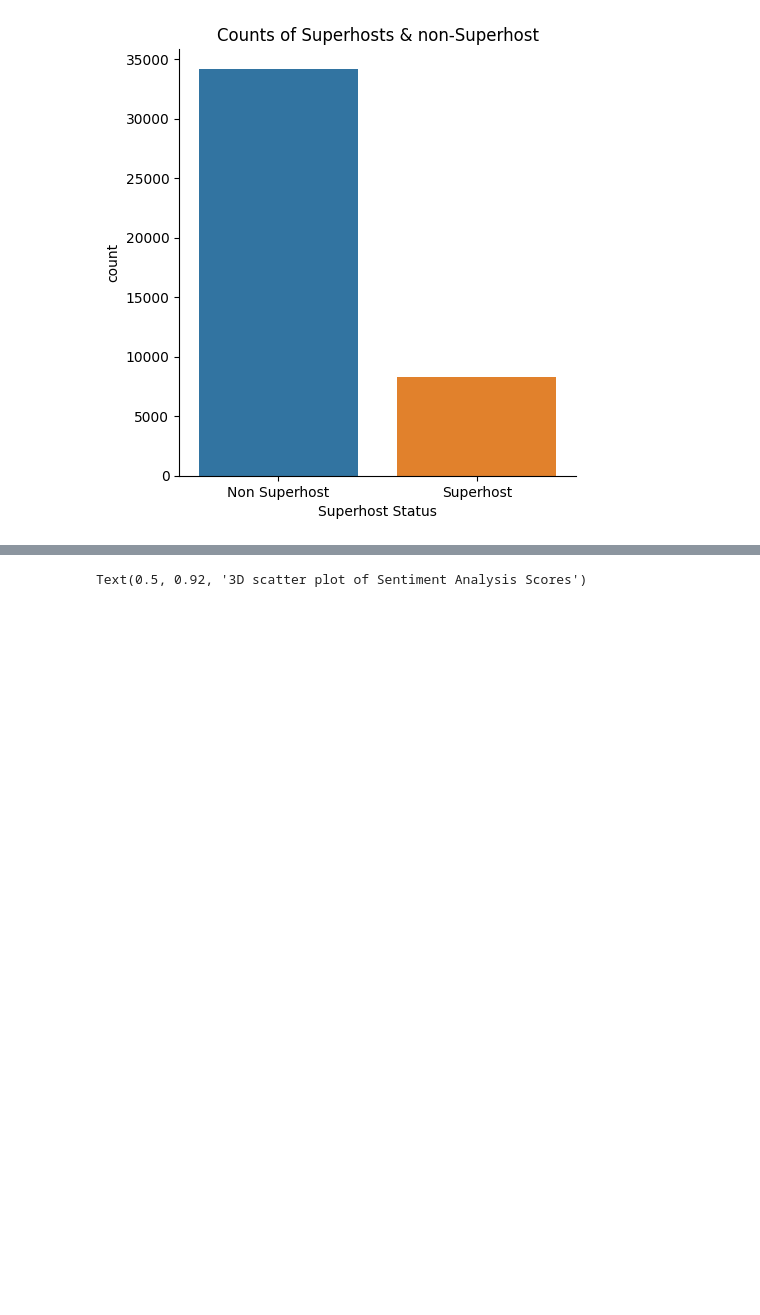
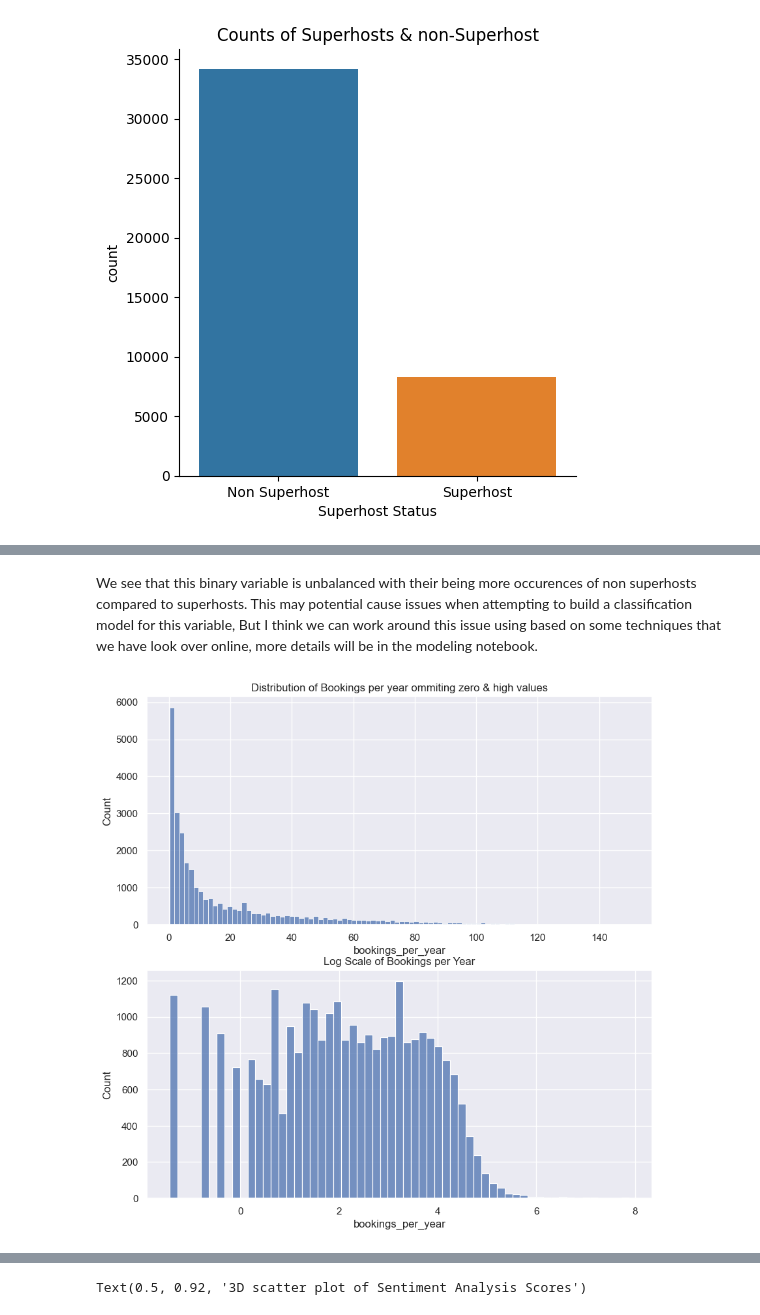
Before and after one commit to afifshomali/NYC-Airbnb-Analysis-447, a Jupyter notebook: EdaAirbnb.ipynb, the cells around one changed output, grey strips where cells are left out. Drawn from its saved outputs; the diff is of its cells as text; code cells hidden in the pictures; blank space fills up the shorter version.

```diff
--- a/EdaAirbnb.ipynb
+++ b/EdaAirbnb.ipynb
@@ -41,7 +41,7 @@ df.drop(columns=['minimum_minimum_nights', 'maximum_minimum_nights',
        'minimum_nights_avg_ntm', 'maximum_nights_avg_ntm',
        'availability_30', 'availability_60', 'availability_90',
        'availability_365', 'number_of_reviews_ltm',
-       'number_of_reviews_l30d', 'reviews_per_month', 'calculated_host_listings_count'],
+       'number_of_reviews_l30d', 'reviews_per_month', 'calculated_host_listings_count', "property_type"],
        inplace=True)
 # %% [markdown]
 ## Getting a idea how that Data is distributed
@@ -123,0 +87,18 @@ We see that this binary variable is unbalanced with their being more occurences
+# %% [markdown]
+We see that this binary variable is unbalanced with their being more occurences of non superhosts compared to superhosts. This may potential cause issues when attempting to build a classification model for this variable, But I think we can work around this issue using based on some techniques that we have look over online, more details will be in the modeling notebook.
+# %%
+# Number of bookings per Year distribution, Omitting very large values and zero values to m
+
+fig, axes = plt.subplots(2, figsize=(10, 10))
+
+axes = axes.flatten()
+
+for i in range(2):
+    if i == 0:
+        sns.histplot(df[(df["bookings_per_year"] < 150) & (df["bookings_per_year"] > 0)]["bookings_per_year"], ax=axes[i])
+        axes[i].set_title("Distribution of Bookings per year ommiting zero & high values")
+    else:
+        sns.histplot(np.log(df[df["bookings_per_year"] > 0]["bookings_per_year"]), ax=axes[i])
+        axes[i].set_title("Log Scale of Bookings per Year")
+# %% [output]
+[figure, added]
```
Also changed, not shown: parts of 30 cells of this notebook, 2 other files.
